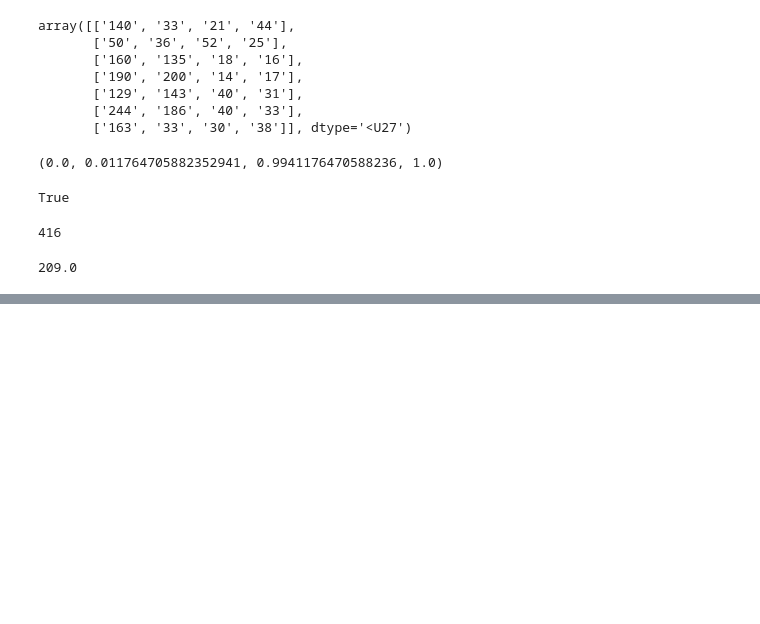
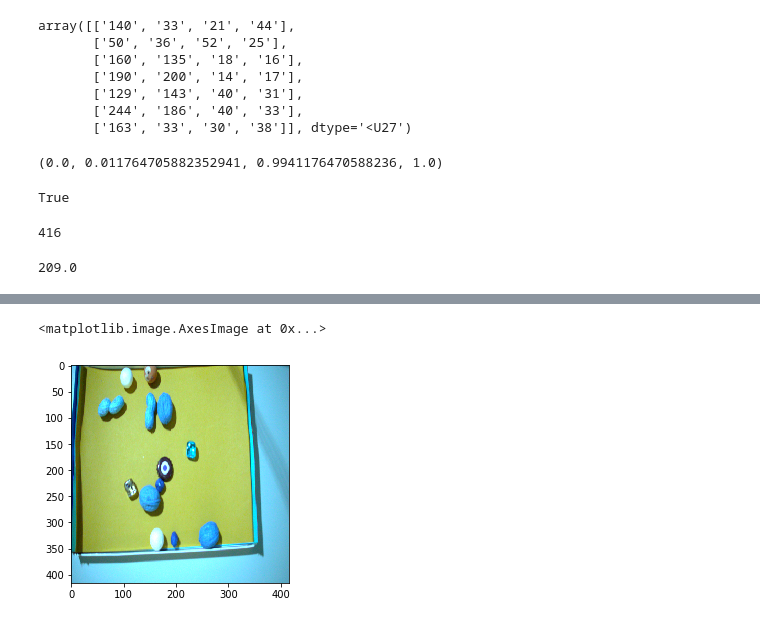
Before and after one commit to priteshgohil/Edible-Nuts-Detection, a Jupyter notebook: Augmentation.ipynb, the cells around one changed output, grey strips where cells are left out. Cells and saved outputs as stored; diff of their text form; code cells hidden in the pictures; blank space fills up the shorter version.

```diff
--- a/Augmentation.ipynb
+++ b/Augmentation.ipynb
@@ -279,0 +414,5 @@ float(bb[0][4])
+# %%
+plt.imshow(r_im)
+# %% [output]
+<matplotlib.image.AxesImage at 0x...>
+[figure, added]
```
Also changed, not shown: parts of 16 cells of this notebook, 19 other files.
